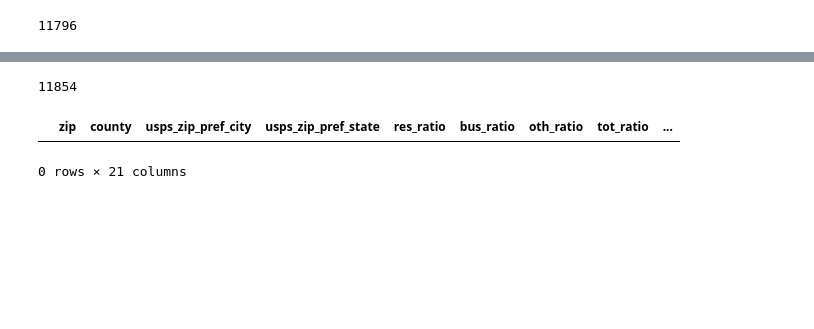
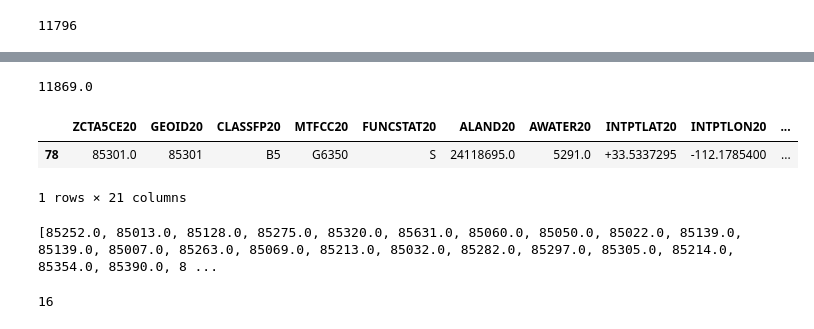
Before and after one commit to amyq96/quick-analyses, a Jupyter notebook: section-8/prep-voucher-data.ipynb, the cells around one changed output, grey strips where cells are left out. Drawn from its saved outputs; the diff is of its cells as text; code cells hidden in the pictures; blank space fills up the shorter version.

Commit message:
resolved geopandas to pandas merge issue

```diff
--- a/section-8/prep-voucher-data.ipynb
+++ b/section-8/prep-voucher-data.ipynb
@@ -98,0 +116,3 @@ metrophx_zips_shp = metrophx_zips.merge(zctas,how='left',left_on='zip',right_on=
+# %%
+#right merge
+metrophx_zips_shp = zctas.merge(metrophx_zips, left_on='ZCTA5CE20', right_on='zip', how = 'right')
@@ -215,6 +253,9 @@ print(vouchers.duplicated(subset='Zip code').sum())
 # %%
 #consolidate by unique zip code
 vouchers_grouped = vouchers.groupby(by=['Zip code']).agg({'Number of vouchers':'sum','pct_below_poverty':'first','median_income':'first'})
+# %%
+#make sure zip code doesn't become an index column
+vouchers_grouped.reset_index(inplace=True)
 # %%
 vouchers_grouped.head()
 # %% [output]
@@ -237,6 +307,3 @@ Merge vouchers_grouped with metrophx_zips_shp. There are some zip codes in the v
 # %%
-#inner join
-vouchers_shp = metrophx_zips_shp.merge(vouchers_grouped,how='right',left_on='zip',right_on='Zip code')
-vouchers_shp.head()
-
-#calculate the number of vouchers that didn't match a census zip code
+#outer join
+vouchers_shp = metrophx_zips_shp.merge(vouchers_grouped,how='outer',left_on='zip',right_on='Zip code')
@@ -255,10 +381,11 @@ voucher_shp.shape
 # %%
-#WHYYYY
-voucher_shp['Number of vouchers'].sum()
+#WHYYYY; 73 more vouchers
+vouchers_shp['Number of vouchers'].sum()
 # %% [output]
-11854
+11869.0
 # %%
-voucher_shp.query('zip == 85393')
+vouchers_shp.query('zip == 85301')
 # %% [output]
-|  | zip | county | usps_zip_pref_city | usps_zip_pref_state | res_ratio | bus_ratio | oth_ratio | tot_ratio | ... |
+|  | ZCTA5CE20 | GEOID20 | CLASSFP20 | MTFCC20 | FUNCSTAT20 | ALAND20 | AWATER20 | INTPTLAT20 | INTPTLON20 | ... |
+| 78 | 85301.0 | 85301 | B5 | G6350 | S | 24118695.0 | 5291.0 | +33.5337295 | -112.1785400 | ... |
-0 rows × 21 columns
+1 rows × 21 columns
@@ -266,0 +392,9 @@ voucher_shp.to_csv('voucher_shp.csv')
+# %%
+test = vouchers_shp['zip'].tolist()
+test.to_csv)
+# %% [output]
+[85252.0, 85013.0, 85128.0, 85275.0, 85320.0, 85631.0, 85060.0, 85050.0, 85022.0, 85139.0, 85139.0, 85007.0, 85263.0, 85069.0, 85213.0, 85032.0, 85282.0, 85297.0, 85305.0, 85214.0, 85354.0, 85390.0, 8 ...
+# %%
+print(vouchers_shp.duplicated(subset='zip').sum())
+# %% [output]
+16
```
Also changed, not shown: parts of 24 cells of this notebook.
